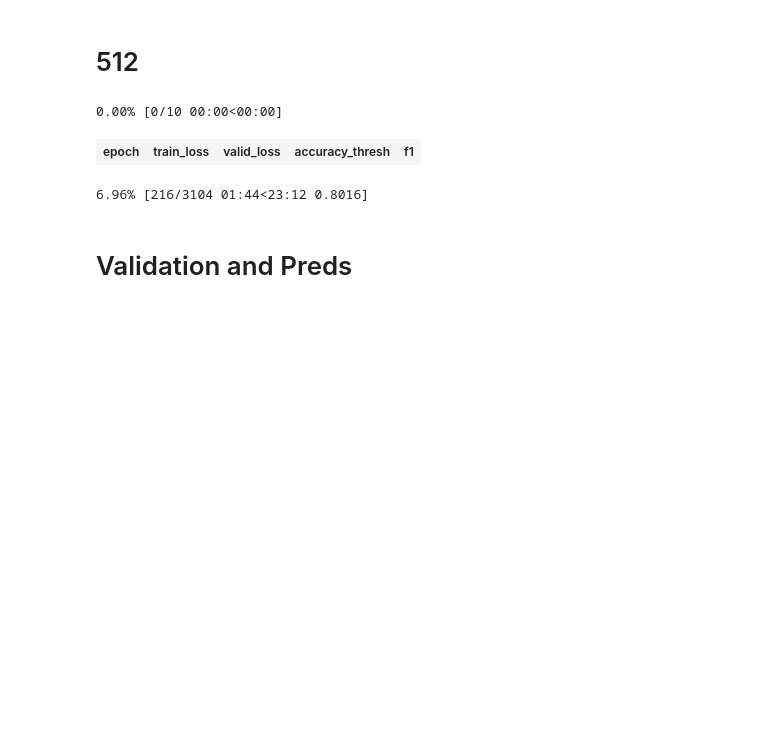
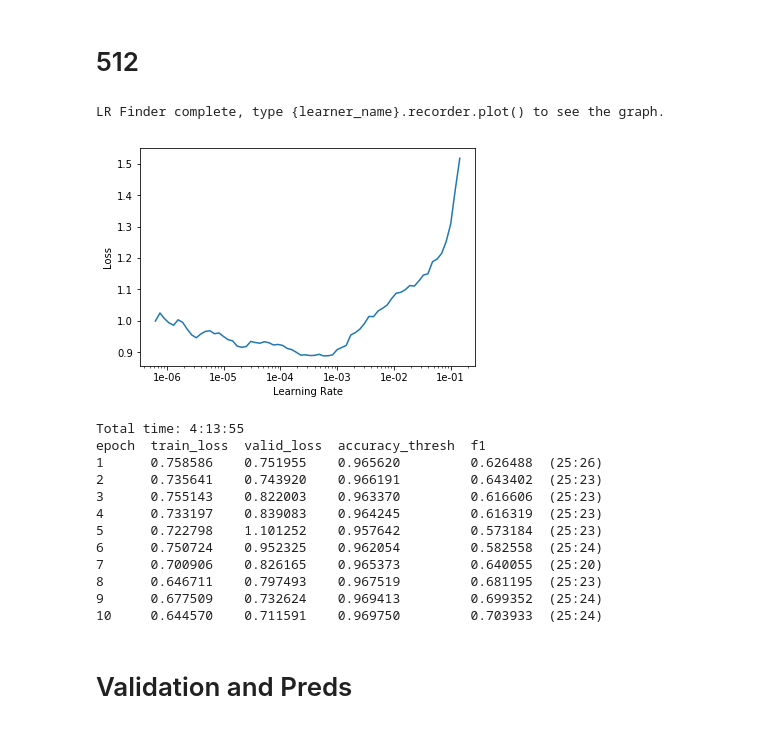
Before and after one commit to andrijdavid/kaggle_hpa, a Jupyter notebook: 4channel-darknet.ipynb, the cells around one changed output. Cells and saved outputs as stored; diff of their text form; code cells hidden in the pictures; blank space fills up the shorter version.

Commit message:
512 trained to F1 = 0.72

```diff
--- a/4channel-darknet.ipynb
+++ b/4channel-darknet.ipynb
@@ -164,9 +164,24 @@ data = get_data(512, 8, True)
 lr = 1e-3
 # %%
 learn = get_learner(data, focal=True, fp16=True, load_model='dk_small_256')
+# %%
+learn.lr_find()
+learn.recorder.plot()
+# %% [output]
+LR Finder complete, type {learner_name}.recorder.plot() to see the graph.
+[figure, added]
 # %%
-learn.fit_one_cycle(10, lr/10, wd=0.2, div_factor=10, pct_start=0.5)
+learn.fit_one_cycle(10, 1e-4, wd=0.2, div_factor=10, pct_start=0.5)
 # %% [output]
-0.00% [0/10 00:00<00:00]
+Total time: 4:13:55
+epoch  train_loss  valid_loss  accuracy_thresh  f1
+1      0.758586    0.751955    0.965620         0.626488  (25:26)
+2      0.735641    0.743920    0.966191         0.643402  (25:23)
+3      0.755143    0.822003    0.963370         0.616606  (25:23)
+4      0.733197    0.839083    0.964245         0.616319  (25:23)
+5      0.722798    1.101252    0.957642         0.573184  (25:23)
+6      0.750724    0.952325    0.962054         0.582558  (25:24)
+7      0.700906    0.826165    0.965373         0.640055  (25:20)
+8      0.646711    0.797493    0.967519         0.681195  (25:23)
+9      0.677509    0.732624    0.969413         0.699352  (25:24)
+10     0.644570    0.711591    0.969750         0.703933  (25:24)
-| epoch | train_loss | valid_loss | accuracy_thresh | f1 |
-6.96% [216/3104 01:44<23:12 0.8016]
```
Also changed, not shown: parts of 10 cells of this notebook, 3 other files.
